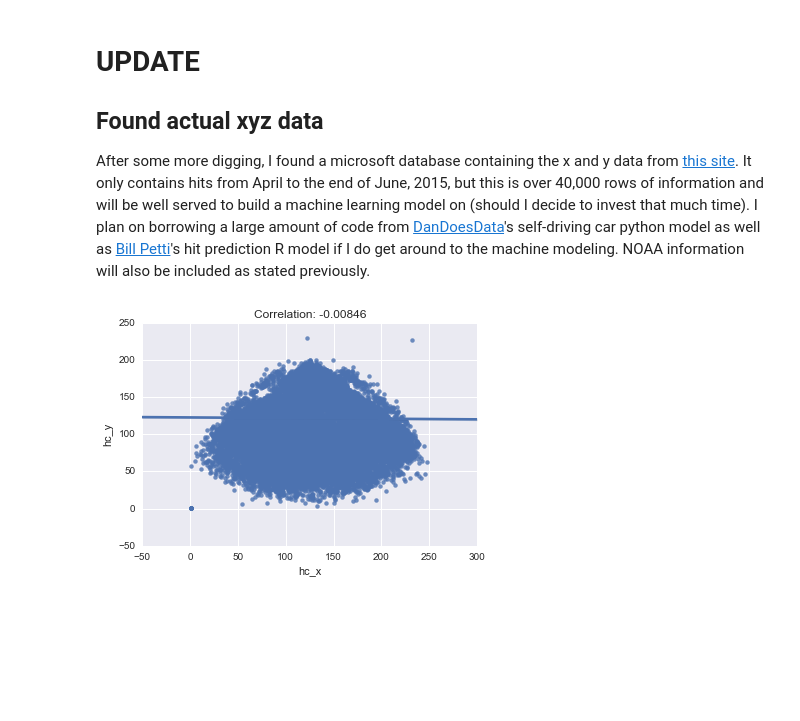
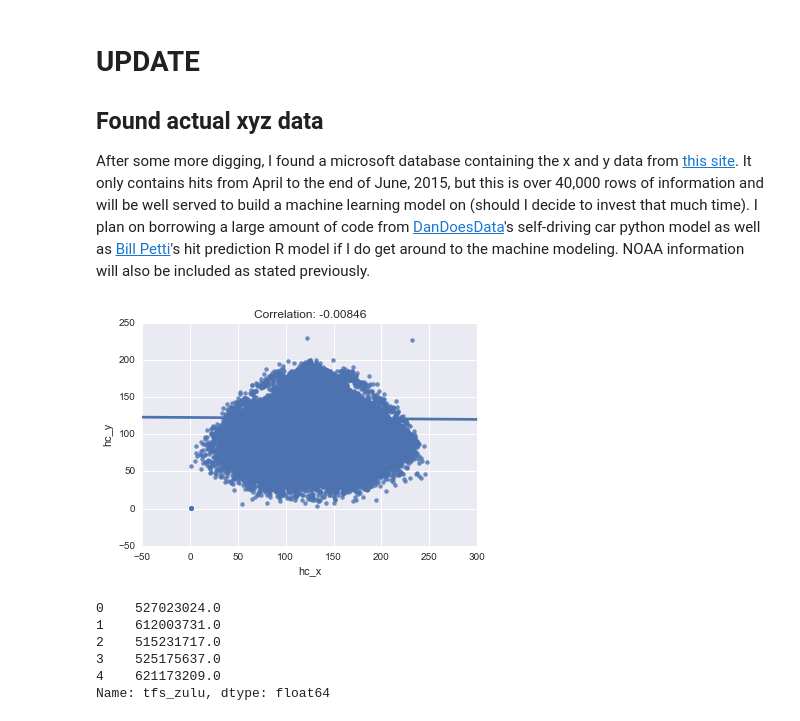
Before and after one commit to DavidLeifer/space-time-analytics-hw, a Jupyter notebook: lecture5/Paco's Lab 1.ipynb, the cells around one changed output. Cells and saved outputs as stored; diff of their text form; code cells hidden in the pictures; blank space fills up the shorter version.

```diff
--- a/lecture5/Paco's Lab 1.ipynb
+++ b/lecture5/Paco's Lab 1.ipynb
@@ -256,13 +256,24 @@ Colorado apparently is fun to play in.
 After some more digging, I found a microsoft database containing the x and y data from [this site](http://www.banishedtothepen.com/updated-mlb-statcast-data-july-2015/). It only contains hits from April to the end of June, 2015, but this is over 40,000 rows of information and will be well served to build a machine learning model on (should I decide to invest that much time). I plan on borrowing a large amount of code from [DanDoesData](https://www.youtube.com/playlist?list=PLFxrZqbLojdJIMff4WzpXpk1G2pEa3jAb)'s self-driving car python model as well as [Bill Petti](https://github.com/BillPetti/Statcast-Modeling)'s hit prediction R model if I do get around to the machine modeling. NOAA information will also be included as stated previously.
 # %%
 data = pd.read_csv("BASEBALL_SAVANT_BATTER.csv",header=0)
+# %%
+corr = data.hc_x.corr(data.hc_y)
+ax = sns.regplot(x="hc_x", y="hc_y",
+                 data=data).set_title("Correlation: {:.4}".format(corr))
+# %% [output]
+[figure, added]
+# %%
+#data['tfs_zulu'] = data['tfs_zulu'].str.replace('2015-' , '').str.replace('Z' , '').str.replace('T' , '').str.replace(':' , '').str.replace('-' , '')
+#data['tfs_zulu'] = data['tfs_zulu'].astype('float64')
+data['tfs_zulu'].head()
+# %% [output]
+0    527023024.0
+1    612003731.0
+2    515231717.0
+3    525175637.0
+4    621173209.0
+Name: tfs_zulu, dtype: float64
 # %%
 data['geometry'] = data.apply(lambda x: Point((float(x.hc_x), float(x.hc_y))), axis=1)
 df = geopandas.GeoDataFrame(data, geometry='geometry')
 df.to_file('burkitt.shp', driver='ESRI Shapefile')
-# %%
-corr = data.hc_x.corr(df.hc_y)
-ax = sns.regplot(x="hc_x", y="hc_y",
-                 data=data).set_title("Correlation: {:.4}".format(corr))
-# %% [output]
-[figure, removed]
```
Also changed, not shown: parts of 17 cells of this notebook.
